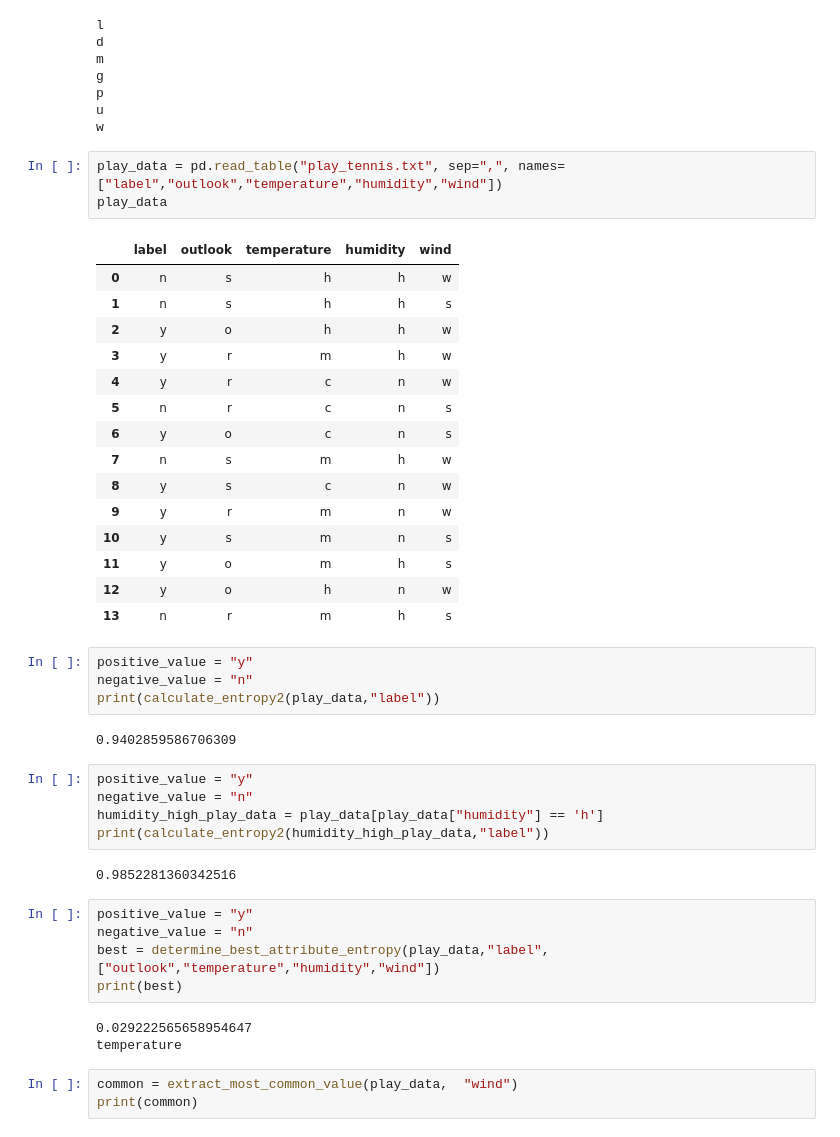
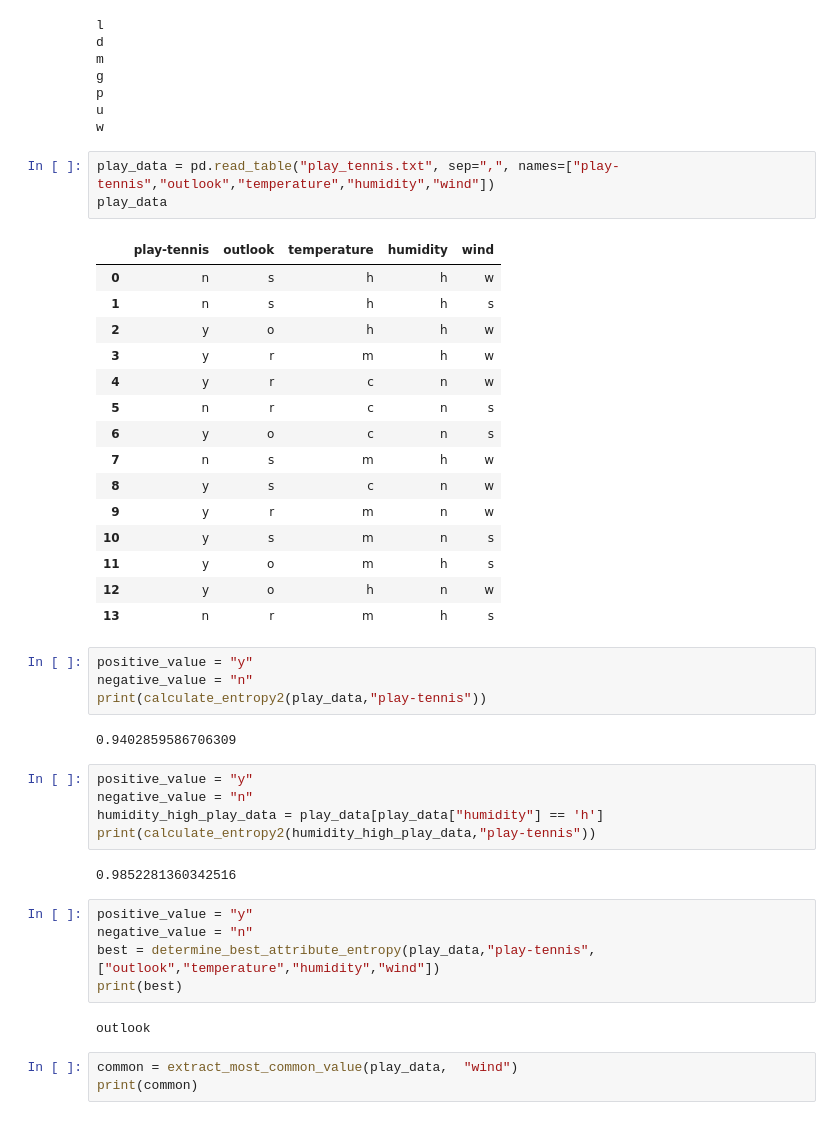
Before and after one commit to EstebanGuillen/MachineLearning, a Jupyter notebook: Project_1.ipynb, the cells around one changed output. Cells and saved outputs as stored; diff of their text form.

```diff
--- a/Project_1.ipynb
+++ b/Project_1.ipynb
@@ -311,10 +353,10 @@ p
 u
 w
 # %%
-play_data = pd.read_table("play_tennis.txt", sep=",", names=["label","outlook","temperature","humidity","wind"])
+play_data = pd.read_table("play_tennis.txt", sep=",", names=["play-tennis","outlook","temperature","humidity","wind"])
 play_data
 # %% [output]
-|  | label | outlook | temperature | humidity | wind |
+|  | play-tennis | outlook | temperature | humidity | wind |
 | 0 | n | s | h | h | w |
 | 1 | n | s | h | h | s |
 | 2 | y | o | h | h | w |
@@ -332,24 +374,23 @@ play_data
 # %%
 positive_value = "y"
 negative_value = "n"
-print(calculate_entropy2(play_data,"label"))
+print(calculate_entropy2(play_data,"play-tennis"))
 # %% [output]
 0.9402859586706309
 # %%
 positive_value = "y"
 negative_value = "n"
 humidity_high_play_data = play_data[play_data["humidity"] == 'h']
-print(calculate_entropy2(humidity_high_play_data,"label"))
+print(calculate_entropy2(humidity_high_play_data,"play-tennis"))
 # %% [output]
 0.9852281360342516
 # %%
 positive_value = "y"
 negative_value = "n"
-best = determine_best_attribute_entropy(play_data,"label",["outlook","temperature","humidity","wind"])
+best = determine_best_attribute_entropy(play_data,"play-tennis",["outlook","temperature","humidity","wind"])
 print(best)
 # %% [output]
-0.029222565658954647
-temperature
+outlook
 # %%
 common = extract_most_common_value(play_data,  "wind")
 print(common)
```
Also changed, not shown: parts of 3 cells of this notebook.
